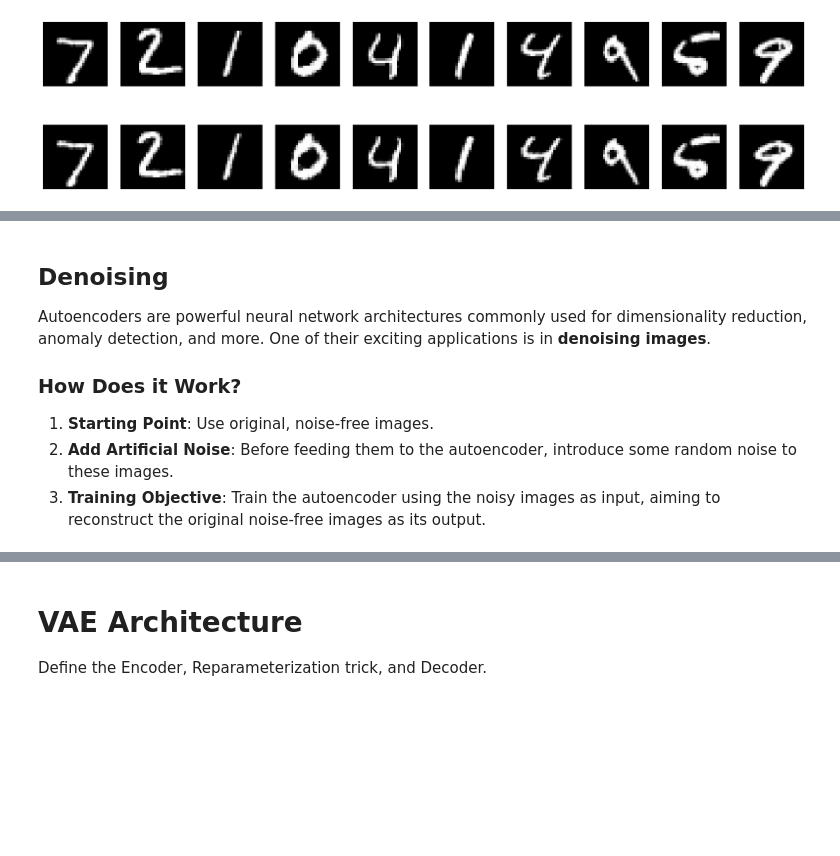
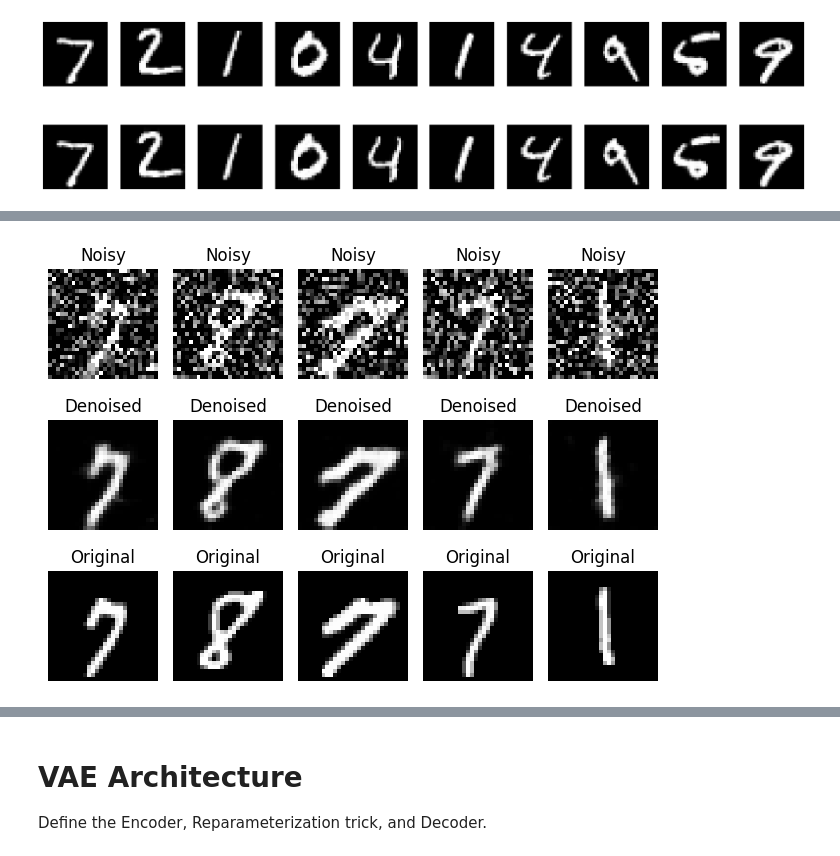
Before and after one commit to shubhamagarwal1993/Introduction-to-Generative-AI, a Jupyter notebook: Day-2/Part-1.ipynb, the cells around one changed output, grey strips where cells are left out. Cells and saved outputs as stored; diff of their text form; code cells hidden in the pictures; blank space fills up the shorter version.

```diff
--- a/Day-2/Part-1.ipynb
+++ b/Day-2/Part-1.ipynb
@@ -224,7 +233,7 @@ class Autoencoder(nn.Module):
 # %% [markdown]
 4. Model, Loss, and Optimizer Initialization
 # %%
-model = Autoencoder(encoding_dim=32)
+model = Autoencoder(encoding_dim=64)
 criterion = nn.MSELoss()
 optimizer = optim.Adam(model.parameters(), lr=0.001)
 # %% [markdown]
@@ -475,12 +517,37 @@ with torch.no_grad():
+# %%
+# Visualization
+model.eval()
+with torch.no_grad():
+    # Get a batch of data
+    for data in train_loader:
+        images, _ = data
+        noisy_images = add_noise(images)
+
+        outputs = model(noisy_images.to(device))
+        outputs = outputs.cpu()
+
+        # Plot noisy images
+        for i in range(5):
+            plt.subplot(3, 5, i + 1)
+            plt.imshow(noisy_images[i][0], cmap='gray')
+            plt.title("Noisy")
+            plt.axis('off')
+
+            # Plot denoised images
+            plt.subplot(3, 5, i + 6)
+            plt.imshow(outputs[i][0], cmap='gray')
+            plt.title("Denoised")
+            plt.axis('off')
+
+            # Plot original images
+            plt.subplot(3, 5, i + 11)
+            plt.imshow(images[i][0], cmap='gray')
+            plt.title("Original")
+            plt.axis('off')
+
+    plt.tight_layout()
+    plt.show()
+# %% [output]
+[figure, added]
 # %% [markdown]
 <img src="./images/border.jpg" height="10" width="1500" align="center"/>
-# %% [markdown]
-## Denoising
-
-Autoencoders are powerful neural network architectures commonly used for dimensionality reduction, anomaly detection, and more. One of their exciting applications is in **denoising images**.
-
-### How Does it Work?
-
-1. **Starting Point**: Use original, noise-free images.
-2. **Add Artificial Noise**: Before feeding them to the autoencoder, introduce some random noise to these images.
-3. **Training Objective**: Train the autoencoder using the noisy images as input, aiming to reconstruct the original noise-free images as its output.
```
Also changed, not shown: parts of 44 cells of this notebook, 3 other files.
